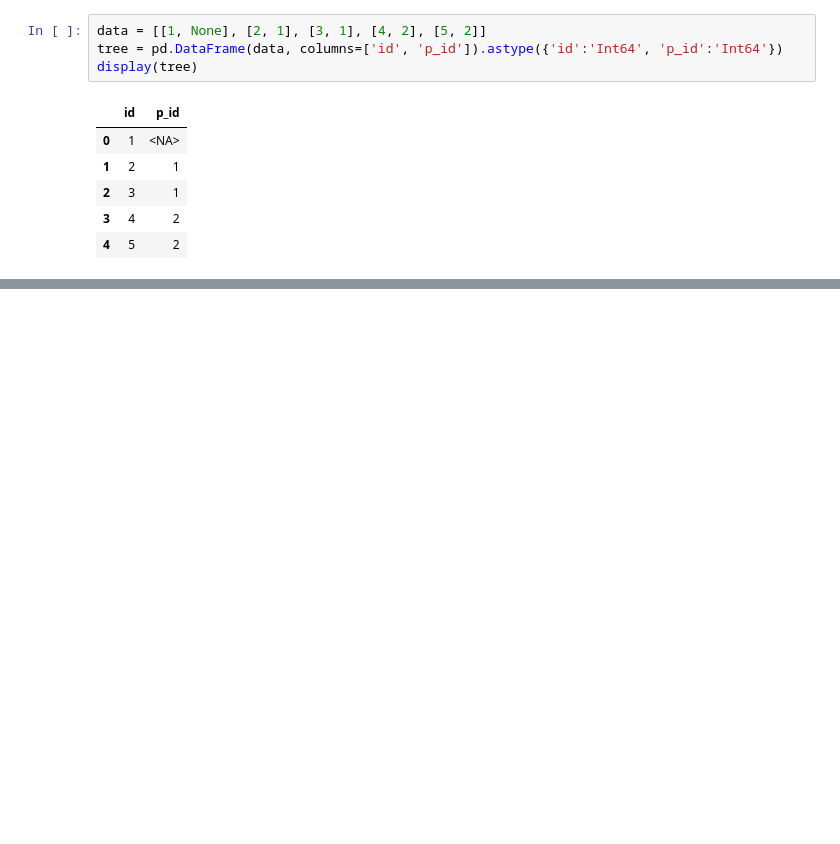
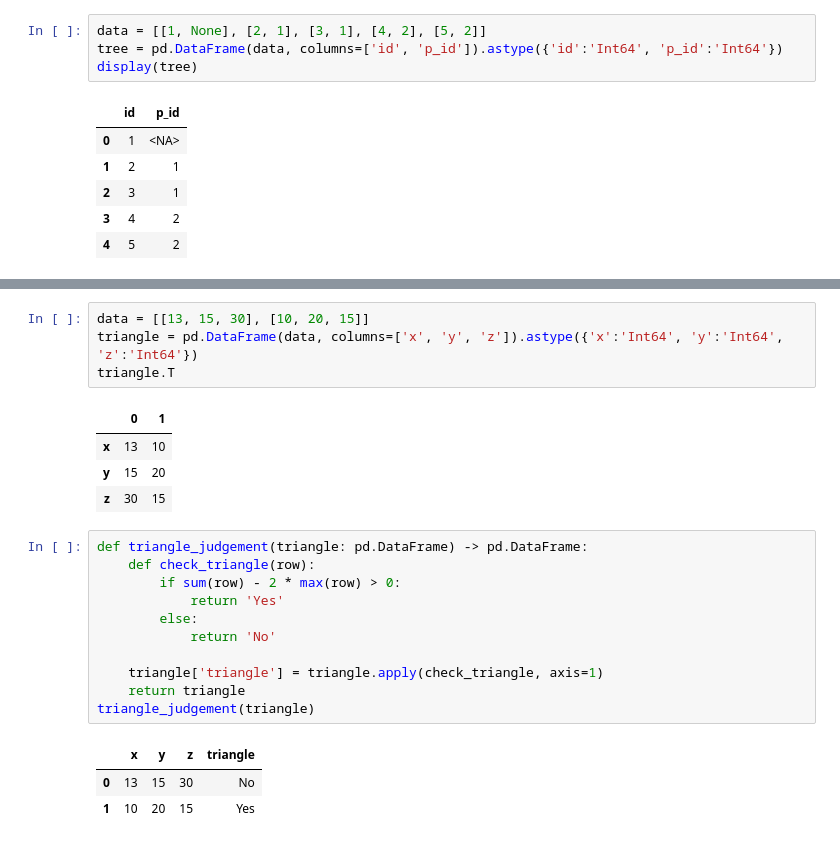
Before and after one commit to eagles0924/liveCodingTest, a Jupyter notebook: pandas_0824.ipynb, the cells around one changed output, grey strips where cells are left out. Cells and saved outputs as stored; diff of their text form; blank space fills up the shorter version.

```diff
--- a/pandas_0824.ipynb
+++ b/pandas_0824.ipynb
@@ -170,0 +237,24 @@ False
+# %%
+data = [[13, 15, 30], [10, 20, 15]]
+triangle = pd.DataFrame(data, columns=['x', 'y', 'z']).astype({'x':'Int64', 'y':'Int64', 'z':'Int64'})
+triangle.T
+# %% [output]
+|  | 0 | 1 |
+| x | 13 | 10 |
+| y | 15 | 20 |
+| z | 30 | 15 |
+# %%
+def triangle_judgement(triangle: pd.DataFrame) -> pd.DataFrame:
+    def check_triangle(row):
+        if sum(row) - 2 * max(row) > 0:
+            return 'Yes'
+        else:
+            return 'No'
+
+    triangle['triangle'] = triangle.apply(check_triangle, axis=1)
+    return triangle
+triangle_judgement(triangle)
+# %% [output]
+|  | x | y | z | triangle |
+| 0 | 13 | 15 | 30 | No |
+| 1 | 10 | 20 | 15 | Yes |
```
Also changed, not shown: parts of 15 cells of this notebook.
